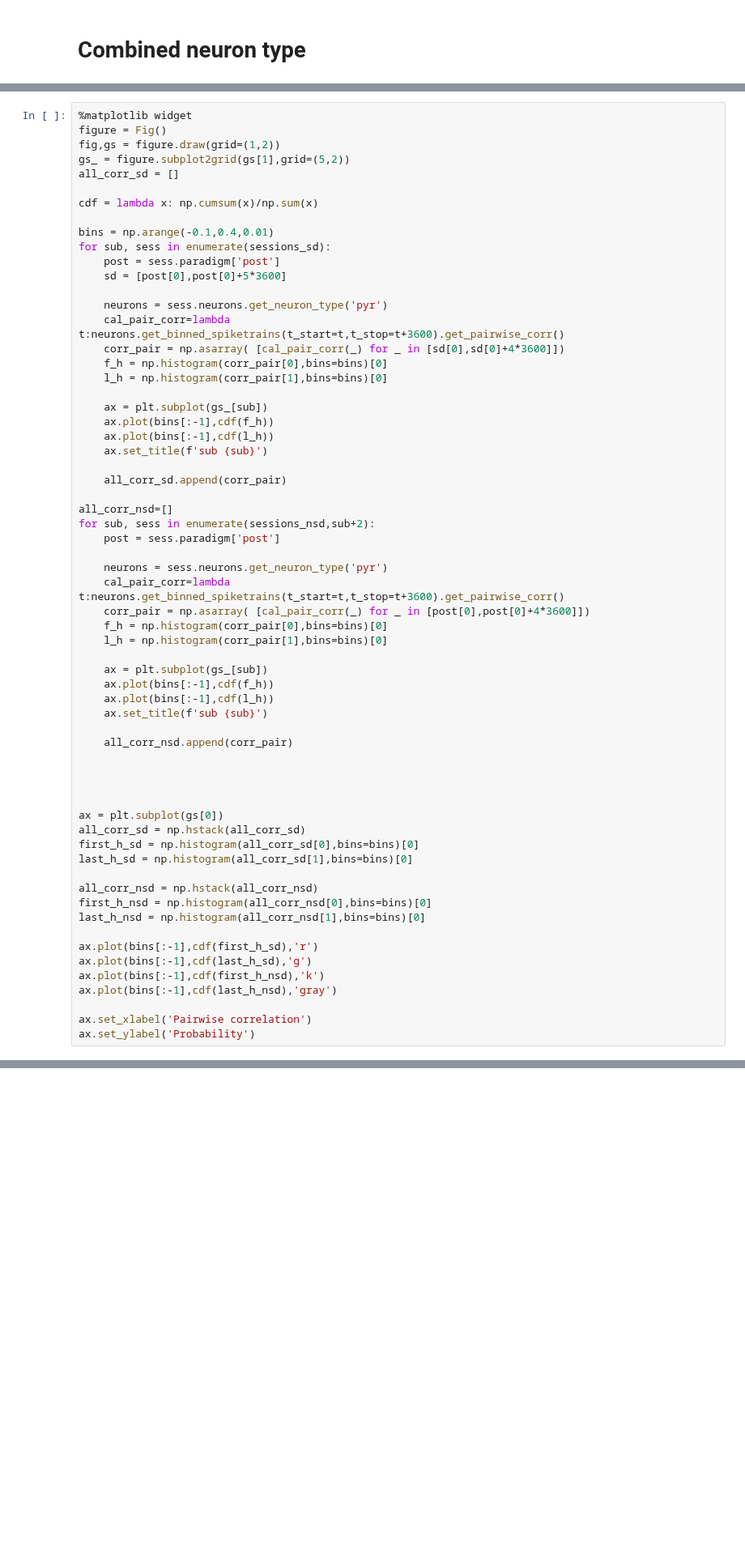
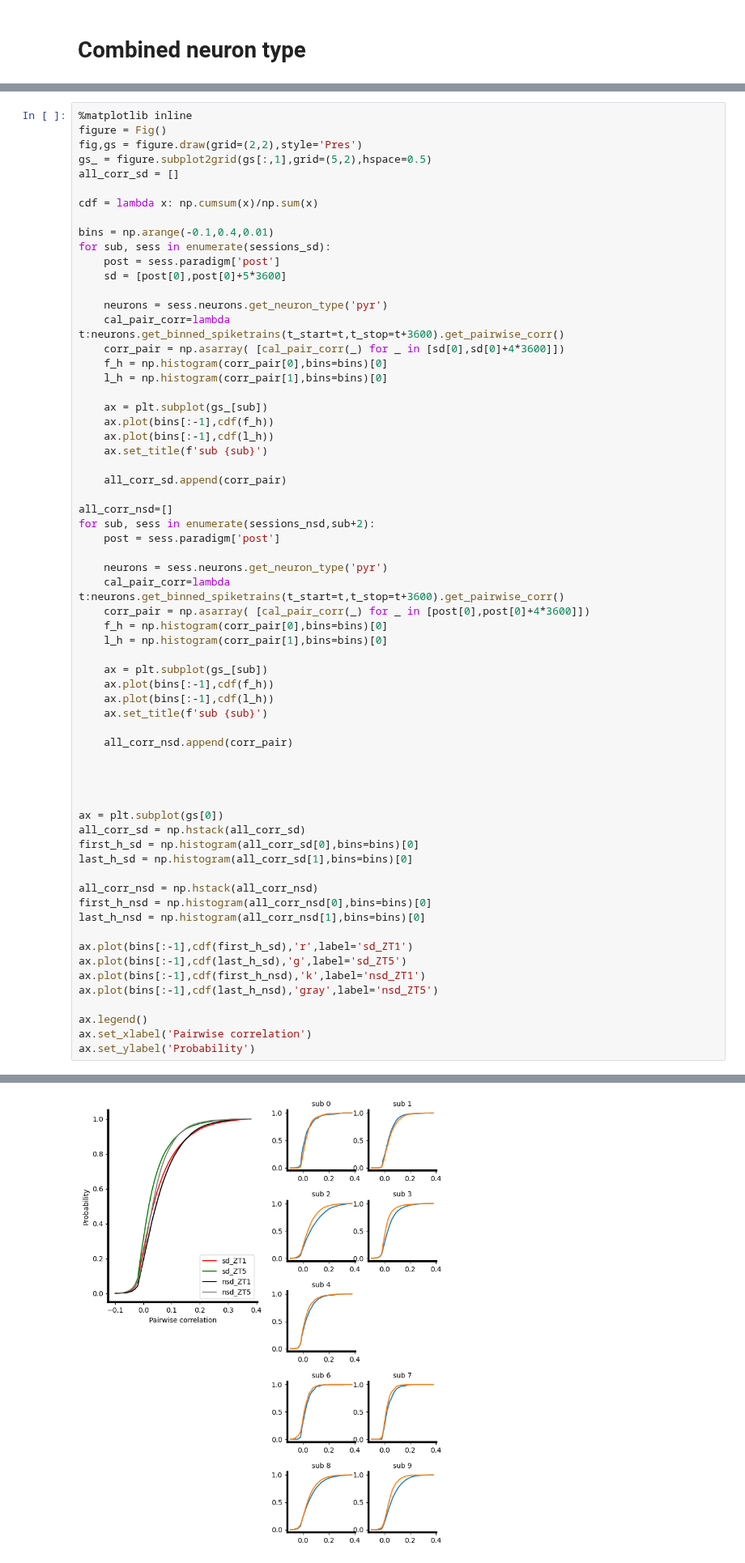
Before and after one commit to bapungiri/NeuroPy, a Jupyter notebook: sleep_deprivation/sd_spk_analyses.ipynb, the cells around one changed output, grey strips where cells are left out. Shown at 81% size. Drawn from its saved outputs; the diff is of its cells as text; blank space fills up the shorter version.

```diff
--- a/sleep_deprivation/sd_spk_analyses.ipynb
+++ b/sleep_deprivation/sd_spk_analyses.ipynb
@@ -210,10 +203,10 @@ sessions_nsd=(
     + subjects.nsd.ratSday2
 )
 # %%
-%matplotlib widget
+%matplotlib inline
 figure = Fig()
-fig,gs = figure.draw(grid=(1,2))
-gs_ = figure.subplot2grid(gs[1],grid=(5,2))
+fig,gs = figure.draw(grid=(2,2),style='Pres')
+gs_ = figure.subplot2grid(gs[:,1],grid=(5,2),hspace=0.5)
 all_corr_sd = []
 
 cdf = lambda x: np.cumsum(x)/np.sum(x)
@@ -265,11 +258,12 @@ all_corr_nsd = np.hstack(all_corr_nsd)
 first_h_nsd = np.histogram(all_corr_nsd[0],bins=bins)[0]
 last_h_nsd = np.histogram(all_corr_nsd[1],bins=bins)[0]
 
-ax.plot(bins[:-1],cdf(first_h_sd),'r')
-ax.plot(bins[:-1],cdf(last_h_sd),'g')
-ax.plot(bins[:-1],cdf(first_h_nsd),'k')
-ax.plot(bins[:-1],cdf(last_h_nsd),'gray')
+ax.plot(bins[:-1],cdf(first_h_sd),'r',label='sd_ZT1')
+ax.plot(bins[:-1],cdf(last_h_sd),'g',label='sd_ZT5')
+ax.plot(bins[:-1],cdf(first_h_nsd),'k',label='nsd_ZT1')
+ax.plot(bins[:-1],cdf(last_h_nsd),'gray',label='nsd_ZT5')
 
+ax.legend()
 ax.set_xlabel('Pairwise correlation')
 ax.set_ylabel('Probability')
 # %% [output]
@@ -277,0 +271 @@ Text(0, 0.5, 'Probability')
+[figure, added]
```
Also changed, not shown: parts of 3 cells of this notebook, 4 other files.
